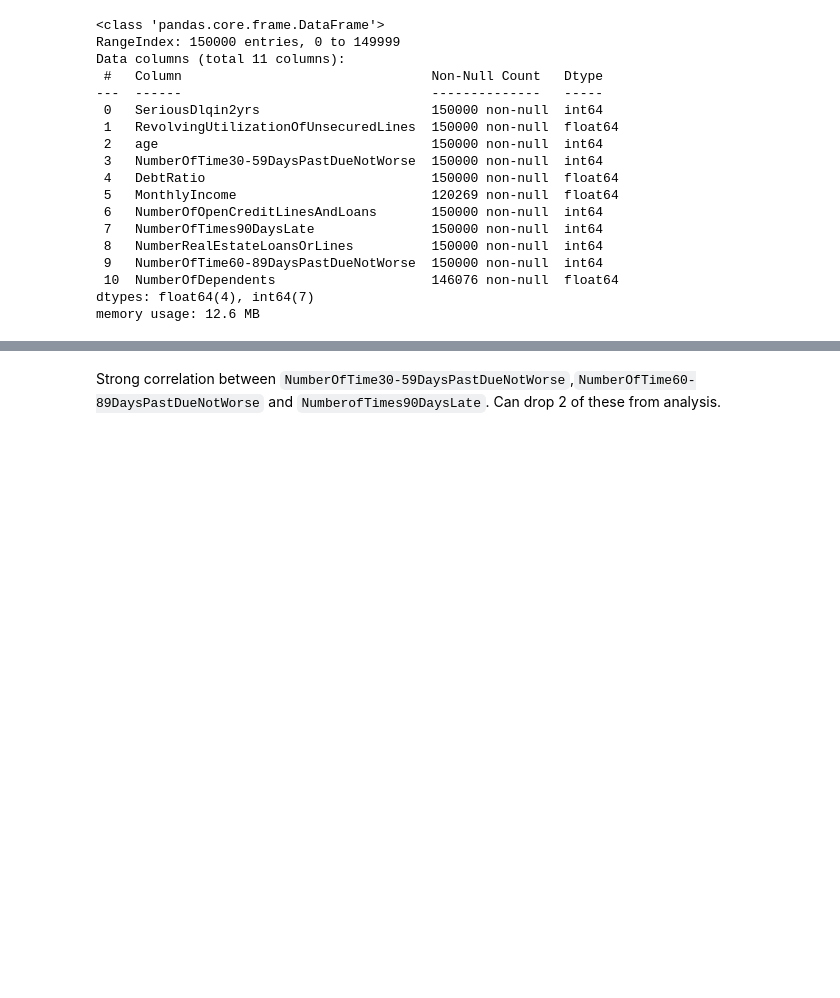
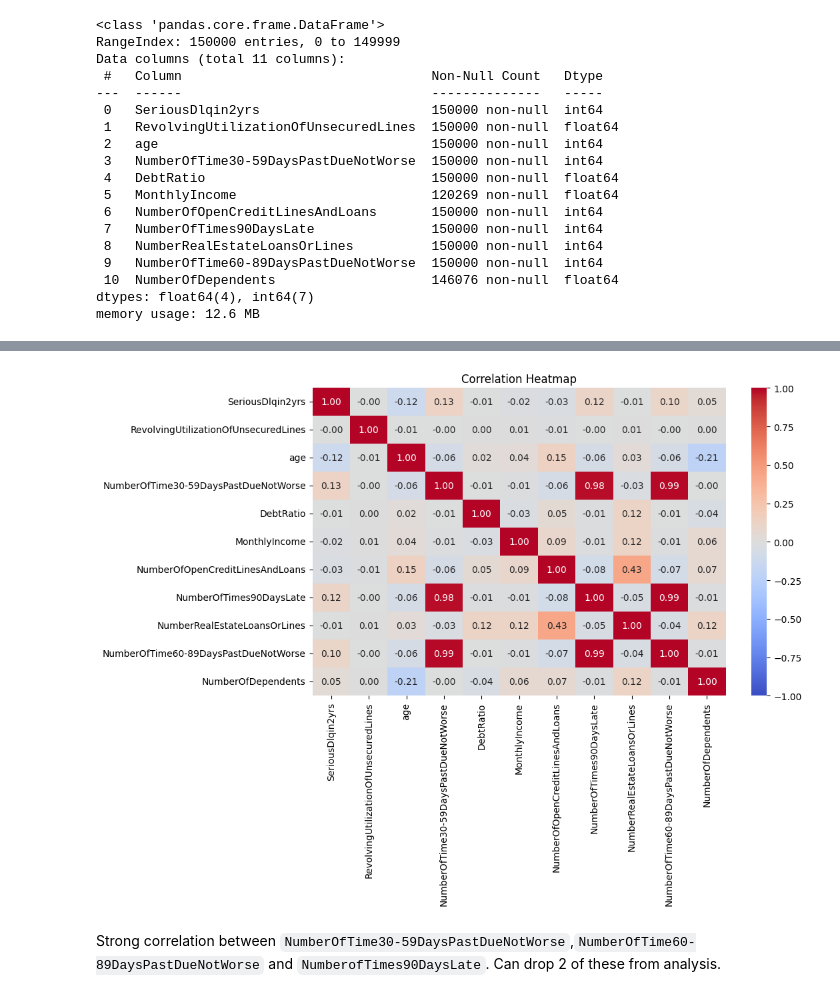
Before and after one commit to tawney-kirkland/credit, a Jupyter notebook: credit/modeling/modeling_exploration.ipynb, the cells around one changed output, grey strips where cells are left out. Drawn from its saved outputs; the diff is of its cells as text; code cells hidden in the pictures; blank space fills up the shorter version.

```diff
--- a/credit/modeling/modeling_exploration.ipynb
+++ b/credit/modeling/modeling_exploration.ipynb
@@ -43,6 +48,17 @@ df.describe()
 # %%
 # Limiting to 100K to save remaining 50K for ongoing model testing
 df1 = df[:100000]
+# %%
+# Calculate the correlation matrix
+corr_matrix = df.corr()
+
+# Plot the correlation heatmap
+plt.figure(figsize=(10, 6))
+sns.heatmap(corr_matrix, annot=True, fmt='.2f', cmap='coolwarm', vmin=-1, vmax=1)
+plt.title("Correlation Heatmap")
+plt.show()
+# %% [output]
+[figure, added]
 # %% [markdown]
 Strong correlation between `NumberOfTime30-59DaysPastDueNotWorse`,`NumberOfTime60-89DaysPastDueNotWorse` and `NumberofTimes90DaysLate`. Can drop 2 of these from analysis.
 # %%
```
Also changed, not shown: parts of 13 cells of this notebook, 1 other file.
